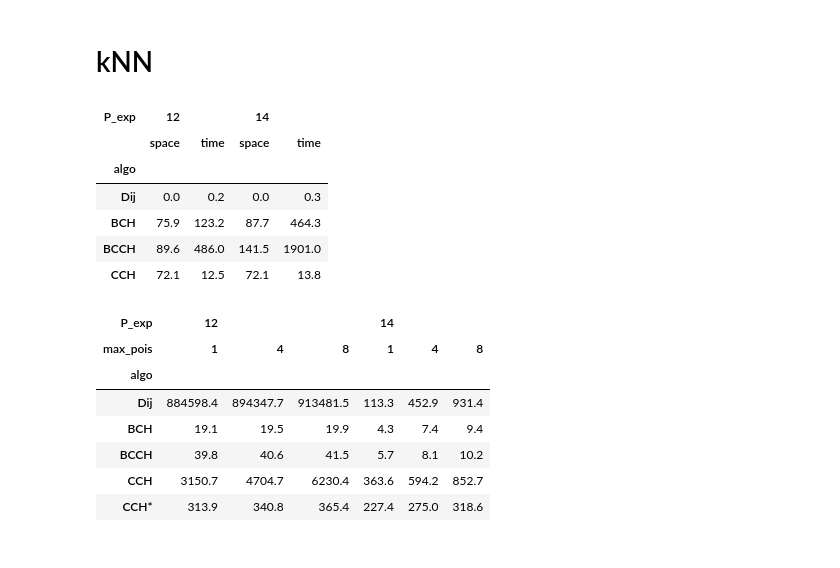
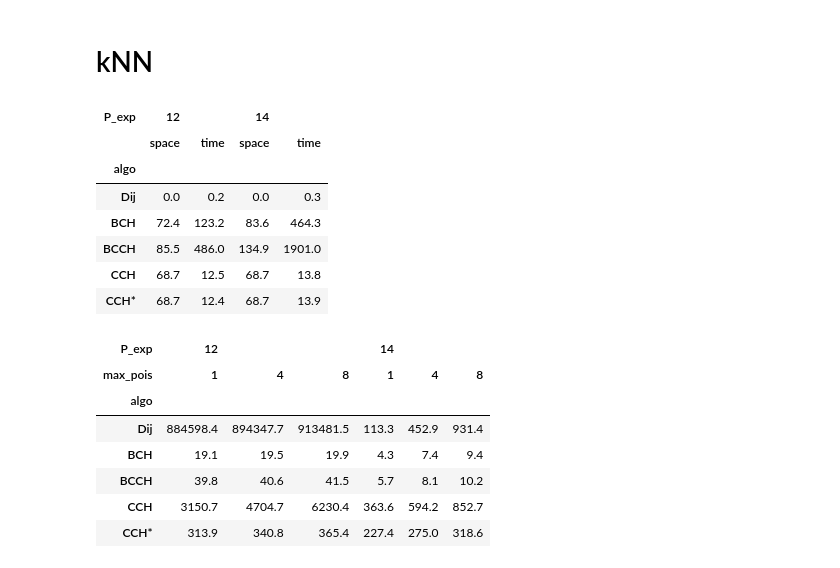
Before and after one commit to kit-algo/ch_potentials, a Jupyter notebook: eval/kNN CCH.ipynb, the cells around one changed output. Cells and saved outputs as stored; diff of their text form; code cells hidden in the pictures.

```diff
--- a/eval/kNN CCH.ipynb
+++ b/eval/kNN CCH.ipynb
@@ -48,17 +48,20 @@ for (p, b) in [(12, 20), (14, 25)]:
 
 selections = pd.concat(selections, ignore_index=True)
 queries = pd.concat(queries, ignore_index=True)
+selections['time'] = selections['time'] / 1000000
+selections['space'] = selections['space'] / (2**20)
+queries['time'] = queries['time'] / 1000000
 # %%
-# TODO space / 2^20 and not 10^6
-(selections.groupby(['P_exp', 'algo']).mean()[['space', 'time']] / 1000000).unstack(0).reindex(['Dij', 'BCH', 'BCCH', 'CCH']).swaplevel(axis='columns').sort_index(axis='columns')
+selections.groupby(['P_exp', 'algo']).mean()[['space', 'time']].unstack(0).reindex(['Dij', 'BCH', 'BCCH', 'CCH', 'CCH*']).swaplevel(axis='columns').sort_index(axis='columns')
 # %% [output]
 | P_exp | 12 |  | 14 |  |
 |  | space | time | space | time |
 | algo |  |  |  |  |
 | Dij | 0.0 | 0.2 | 0.0 | 0.3 |
-| BCH | 75.9 | 123.2 | 87.7 | 464.3 |
-| BCCH | 89.6 | 486.0 | 141.5 | 1901.0 |
-| CCH | 72.1 | 12.5 | 72.1 | 13.8 |
+| BCH | 72.4 | 123.2 | 83.6 | 464.3 |
+| BCCH | 85.5 | 486.0 | 134.9 | 1901.0 |
+| CCH | 68.7 | 12.5 | 68.7 | 13.8 |
+| CCH* | 68.7 | 12.4 | 68.7 | 13.9 |
 # %%
 (queries.groupby(['algo', 'max_pois', 'P_exp']).mean()['time'] / 1000).unstack().unstack().reindex(['Dij', 'BCH', 'BCCH', 'CCH', 'CCH*'])
 # %% [output]
```
Also changed, not shown: parts of 5 cells of this notebook, 4 other files.
